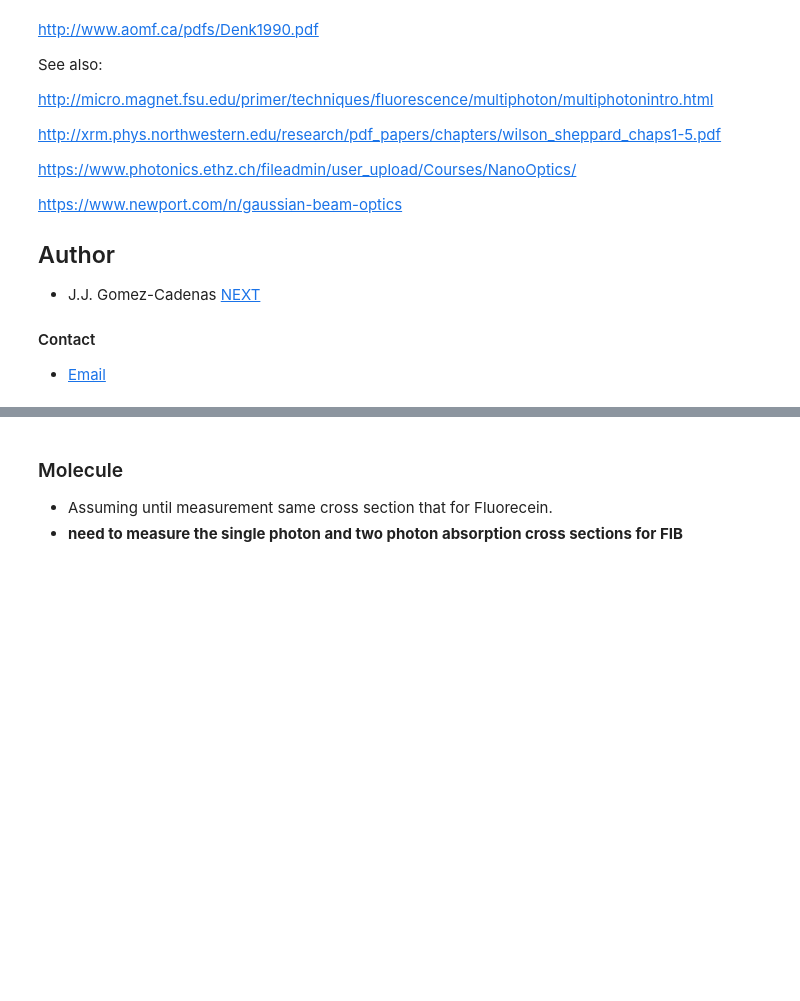
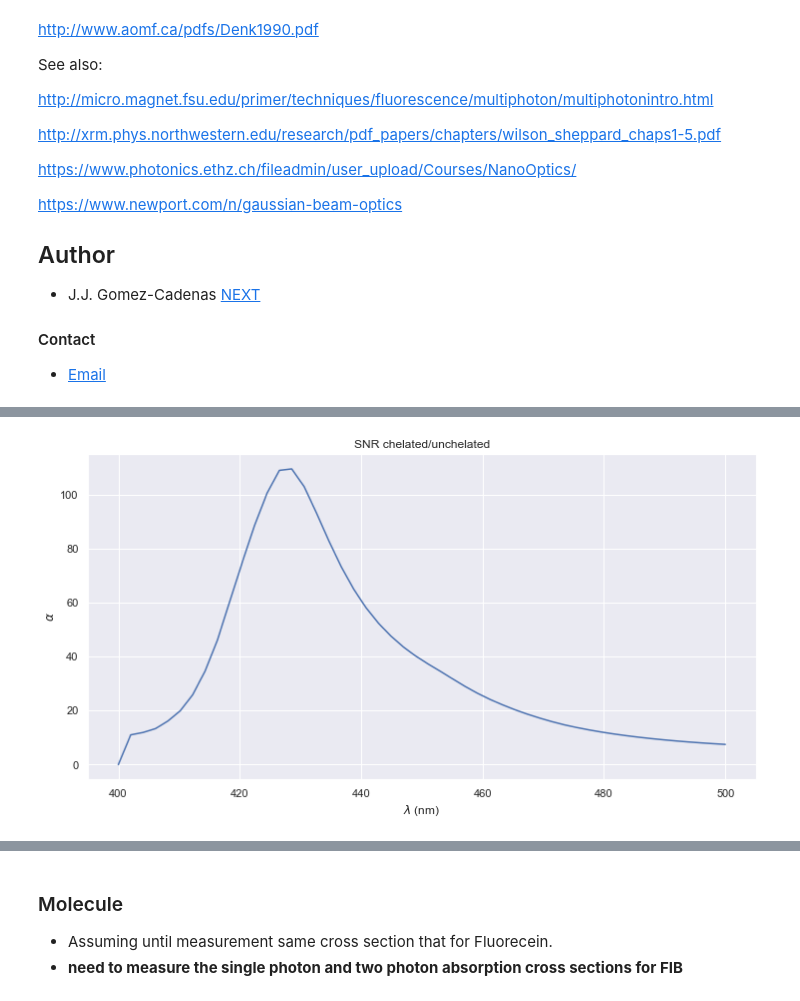
Before and after one commit to franmon/sabatnb, a Jupyter notebook: TwoPhotonML.ipynb, the cells around one changed output, grey strips where cells are left out. Drawn from its saved outputs; the diff is of its cells as text; code cells hidden in the pictures; blank space fills up the shorter version.

```diff
--- a/TwoPhotonML.ipynb
+++ b/TwoPhotonML.ipynb
@@ -85,0 +111,29 @@ https://www.newport.com/n/gaussian-beam-optics
+# %%
+import warnings
+from scipy.integrate import quad
+SNR = []
+EFF = []
+lmin = 400
+lmax = 500
+L   = np.linspace(lmin,lmax)
+with warnings.catch_warnings():
+    warnings.simplefilter("ignore")
+    ict = quad(fib.fibc_spectrum, 350, 550)
+    for l in L:
+        ic = quad(fib.fibc_spectrum, 400, l)
+        iu = quad(fib.fibu_spectrum, 400, l)
+        if iu[0] > 0:
+            SNR.append(ic[0]/iu[0])
+        else:
+            SNR.append(0)
+        EFF.append(ic[0]/ict[0])
+# %%
+fig = plt.figure(figsize=(12,6))
+ax      = fig.add_subplot(1, 1, 1)
+plt.plot(L, SNR)
+plt.xlabel(r"$\lambda$ (nm)")
+plt.ylabel(r"$\alpha$")
+plt.title ("SNR chelated/unchelated")
+plt.grid(True)
+# %% [output]
+[figure, added]
```
Also changed, not shown: parts of 43 cells of this notebook, 7 other files.
